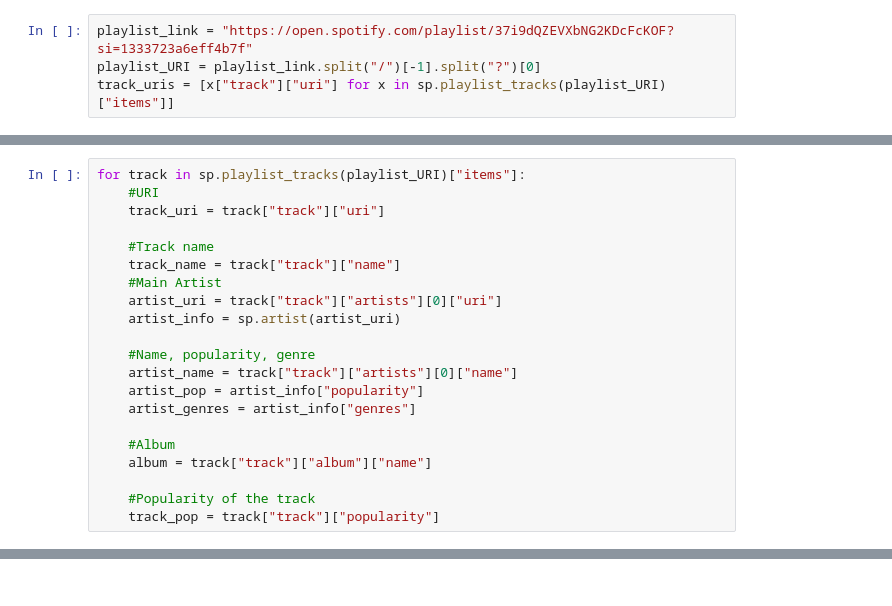
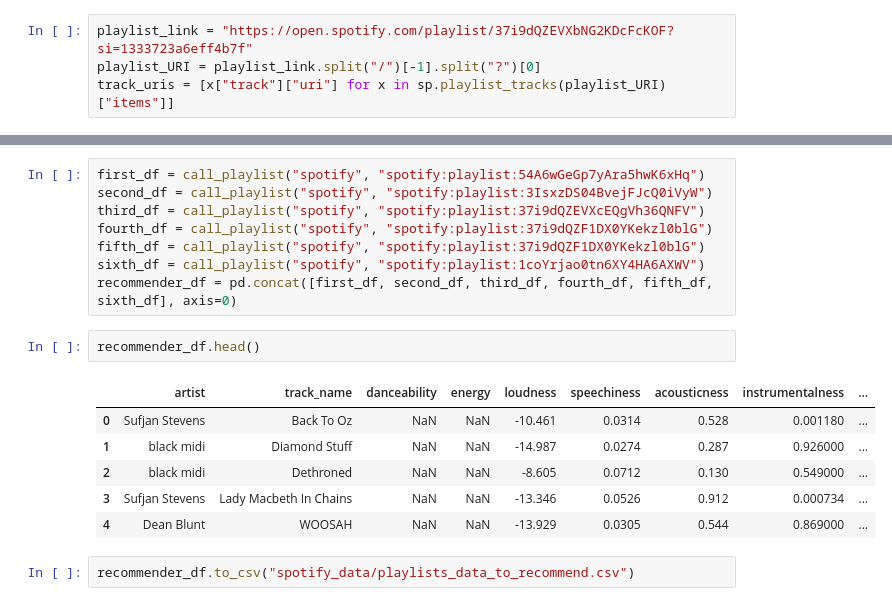
Before and after one commit to dkoterwa/spotify_app, a Jupyter notebook: spotify_api.ipynb, the cells around one changed output, grey strips where cells are left out. Saved outputs shown, nothing was run; the diff lists cells and outputs as text.

Commit message:
create data needed for recommender

```diff
--- a/spotify_api.ipynb
+++ b/spotify_api.ipynb
@@ -57,24 +79,3 @@ sp.playlist_tracks(playlist_URI)['items'][1]
   'type': 'track',
   'uri': 'spotify:track:2FRnf9qhLbvw8fu4IBXx78'},
  'video_thumbnail': {'url': None}}
-# %%
-for track in sp.playlist_tracks(playlist_URI)["items"]:
-    #URI
-    track_uri = track["track"]["uri"]
-
-    #Track name
-    track_name = track["track"]["name"]
-    #Main Artist
-    artist_uri = track["track"]["artists"][0]["uri"]
-    artist_info = sp.artist(artist_uri)
-
-    #Name, popularity, genre
-    artist_name = track["track"]["artists"][0]["name"]
-    artist_pop = artist_info["popularity"]
-    artist_genres = artist_info["genres"]
-
-    #Album
-    album = track["track"]["album"]["name"]
-
-    #Popularity of the track
-    track_pop = track["track"]["popularity"]
@@ -105,0 +197,19 @@ sp.audio_features(track_uri)[0]
+# %%
+first_df = call_playlist("spotify", "spotify:playlist:54A6wGeGp7yAra5hwK6xHq")
+second_df = call_playlist("spotify", "spotify:playlist:3IsxzDS04BvejFJcQ0iVyW")
+third_df = call_playlist("spotify", "spotify:playlist:37i9dQZEVXcEQgVh36QNFV")
+fourth_df = call_playlist("spotify", "spotify:playlist:37i9dQZF1DX0YKekzl0blG")
+fifth_df = call_playlist("spotify", "spotify:playlist:37i9dQZF1DX0YKekzl0blG")
+sixth_df = call_playlist("spotify", "spotify:playlist:1coYrjao0tn6XY4HA6AXWV")
+recommender_df = pd.concat([first_df, second_df, third_df, fourth_df, fifth_df, sixth_df], axis=0)
+# %%
+recommender_df.head()
+# %% [output]
+|  | artist | track_name | danceability | energy | loudness | speechiness | acousticness | instrumentalness | ... |
+| 0 | Sufjan Stevens | Back To Oz | NaN | NaN | -10.461 | 0.0314 | 0.528 | 0.001180 | ... |
+| 1 | black midi | Diamond Stuff | NaN | NaN | -14.987 | 0.0274 | 0.287 | 0.926000 | ... |
+| 2 | black midi | Dethroned | NaN | NaN | -8.605 | 0.0712 | 0.130 | 0.549000 | ... |
+| 3 | Sufjan Stevens | Lady Macbeth In Chains | NaN | NaN | -13.346 | 0.0526 | 0.912 | 0.000734 | ... |
+| 4 | Dean Blunt | WOOSAH | NaN | NaN | -13.929 | 0.0305 | 0.544 | 0.869000 | ... |
+# %%
+recommender_df.to_csv("spotify_data/playlists_data_to_recommend.csv")
```
Also changed, not shown: parts of 25 cells of this notebook, 3 other files.
